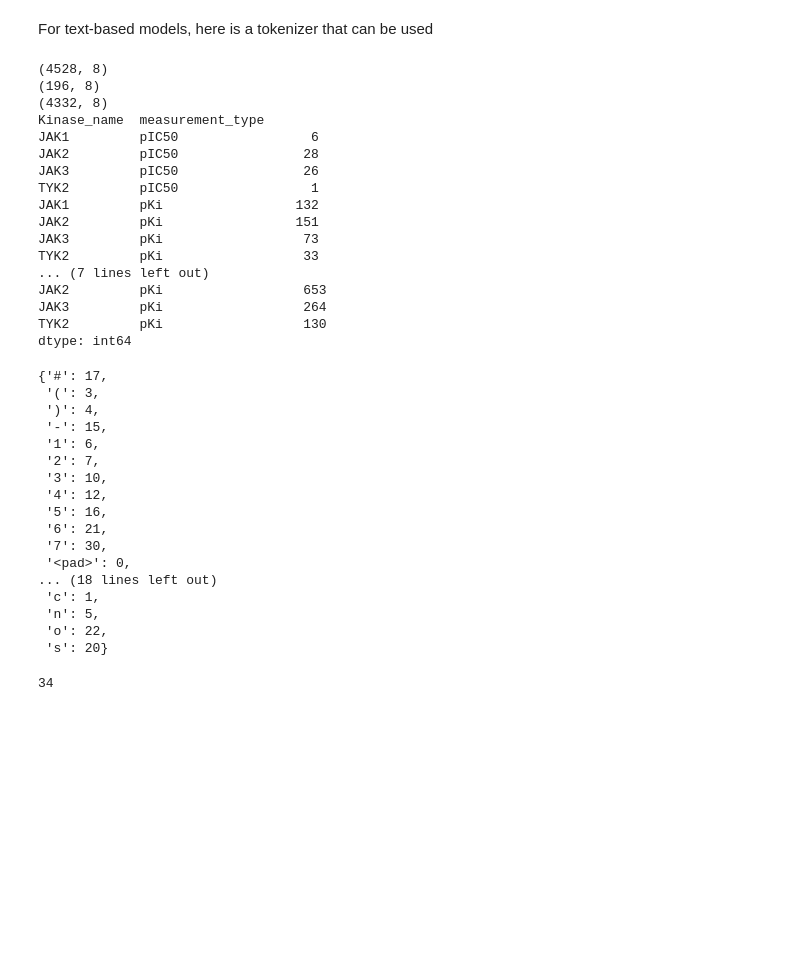
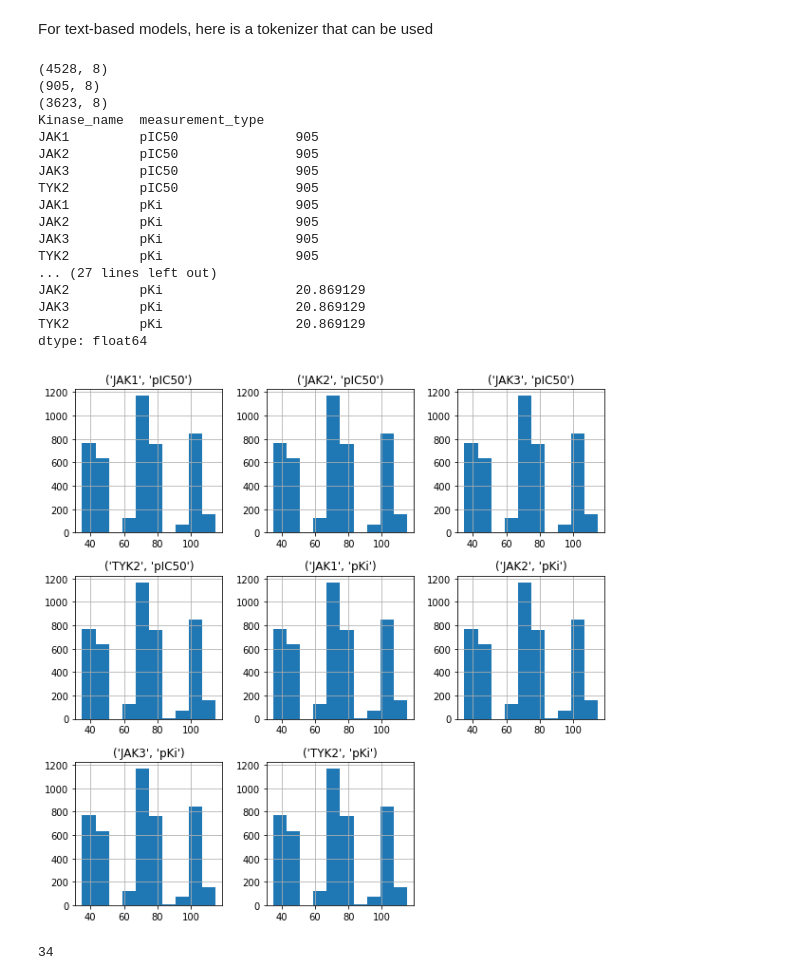
Before and after one commit to sronen71/ml-challenge, a Jupyter notebook: kinase_challenge_data.ipynb, the cells around one changed output. Saved outputs shown, nothing was run; the diff lists cells and outputs as text; code cells hidden in the pictures; blank space fills up the shorter version.

```diff
--- a/kinase_challenge_data.ipynb
+++ b/kinase_challenge_data.ipynb
@@ -99,6 +111,11 @@ def pivot(df):
 #print(dfp_test.head())
 
 dfp=pivot(df).sample(frac=1)
+
+
+u=dfp.index.to_series().str.strip().str[4].map(ord)
+dfp.iloc[:,:]=u.values[:,None]
+
 pki=dfp.iloc[:,-4:].notna().any(axis=1)
 dfp_pki = dfp[dfp.iloc[:,-4:].notna().any(axis=1)]
 dfp_no_pki = dfp[dfp.iloc[:,-4:].isna().all(axis=1)]
@@ -111,48 +128,37 @@ print(dfp_test.shape)
 print(dfp_train.shape)
 print(dfp_test.count())
 print(dfp_train.count())
+print(dfp_train.std(axis=0,skipna=True))
+print(dfp_test.std(axis=0,skipna=True))
 # %% [output]
 (4528, 8)
-(196, 8)
-(4332, 8)
+(905, 8)
+(3623, 8)
 Kinase_name  measurement_type
-JAK1         pIC50                 6
-JAK2         pIC50                28
-JAK3         pIC50                26
-TYK2         pIC50                 1
-JAK1         pKi                 132
-JAK2         pKi                 151
-JAK3         pKi                  73
-TYK2         pKi                  33
-... (7 lines left out)
-JAK2         pKi                  653
-JAK3         pKi                  264
-TYK2         pKi                  130
-dtype: int64
+JAK1         pIC50               905
+JAK2         pIC50               905
+JAK3         pIC50               905
+TYK2         pIC50               905
+JAK1         pKi                 905
+JAK2         pKi                 905
+JAK3         pKi                 905
+TYK2         pKi                 905
+... (27 lines left out)
+JAK2         pKi                 20.869129
+JAK3         pKi                 20.869129
+TYK2         pKi                 20.869129
+dtype: float64
+# %%
+hist=dfp.hist(figsize=(10,10))
+# %% [output]
+[figure, added]
 # %%
 import torchtext
 import torch
 
 vocab = torchtext.vocab.build_vocab_from_iterator(map(smiles_tokenizer,df['SMILES']),specials=['<pad>'])
 vocab.get_stoi()
+PAD_IDX=0
-# %% [output]
-{'#': 17,
- '(': 3,
- ')': 4,
- '-': 15,
- '1': 6,
- '2': 7,
- '3': 10,
- '4': 12,
- '5': 16,
- '6': 21,
- '7': 30,
- '<pad>': 0,
-... (18 lines left out)
- 'c': 1,
- 'n': 5,
- 'o': 22,
- 's': 20}
 # %%
 import math
 import torch.nn as nn
```
Also changed, not shown: parts of 9 cells of this notebook.
